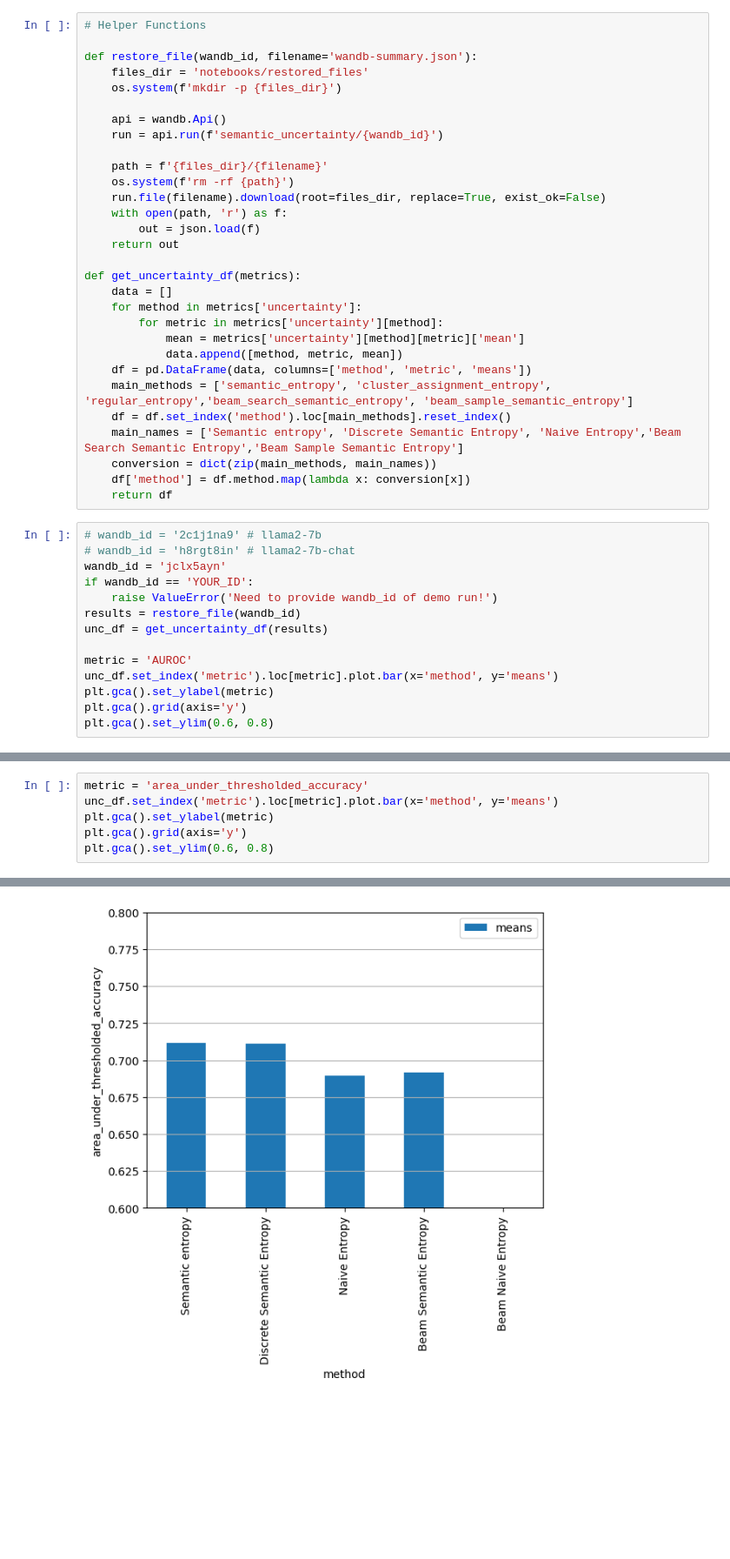
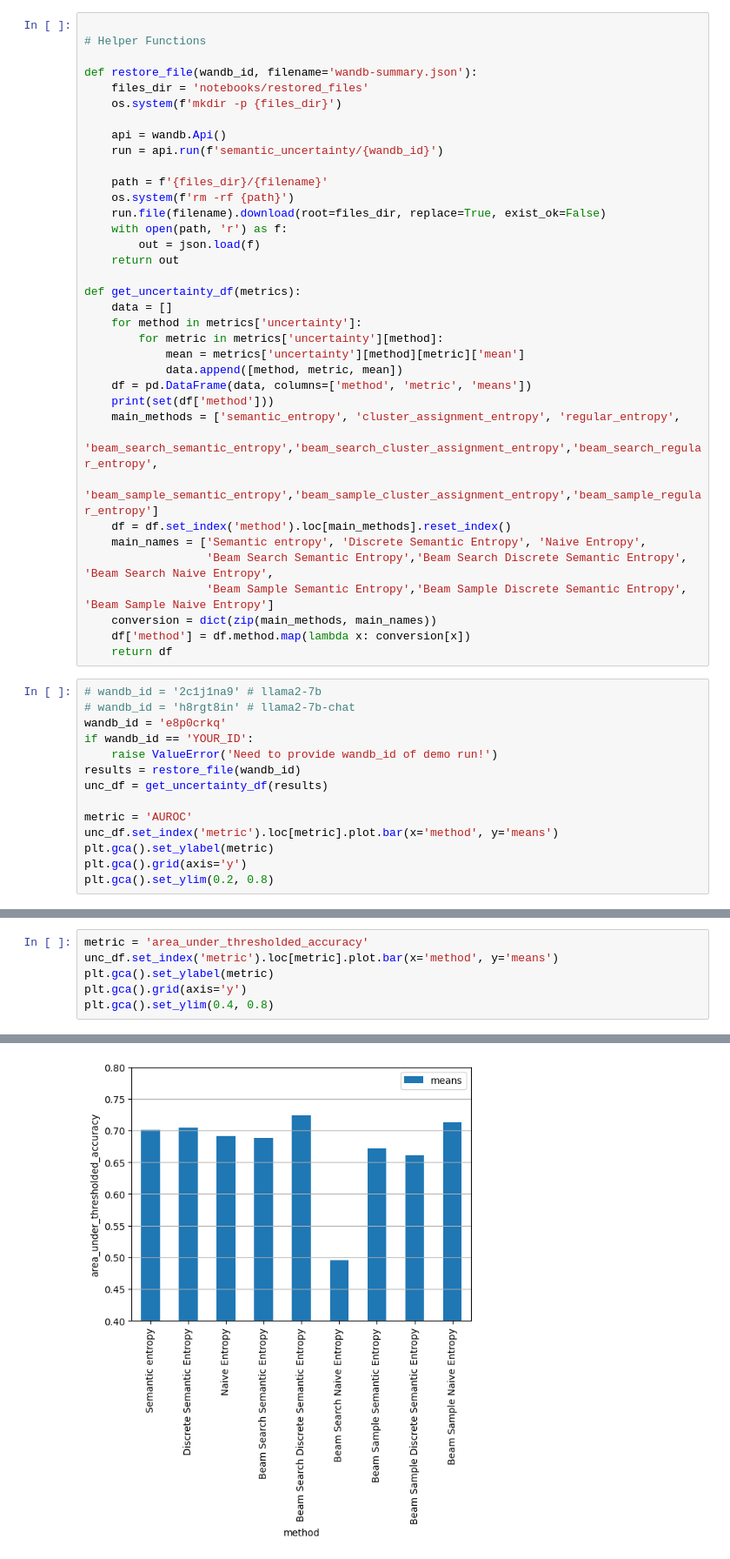
Before and after one commit to Areebol/semantic_uncertainty, a Jupyter notebook: notebooks/tmp.ipynb, the cells around one changed output, grey strips where cells are left out. Shown: that part at 87% size. Drawn from its saved outputs; the diff is of its cells as text; blank space fills up the shorter version.

Commit message:
Enabled beam predict to work

```diff
--- a/notebooks/tmp.ipynb
+++ b/notebooks/tmp.ipynb
@@ -8,6 +8,7 @@ import wandb
 import pandas as pd
 from matplotlib import pyplot as plt
 # %%
+
 # Helper Functions
 
 def restore_file(wandb_id, filename='wandb-summary.json'):
@@ -31,16 +32,21 @@ def get_uncertainty_df(metrics):
             mean = metrics['uncertainty'][method][metric]['mean']
             data.append([method, metric, mean])
     df = pd.DataFrame(data, columns=['method', 'metric', 'means'])
-    main_methods = ['semantic_entropy', 'cluster_assignment_entropy', 'regular_entropy','beam_search_semantic_entropy', 'beam_sample_semantic_entropy']
+    print(set(df['method']))
+    main_methods = ['semantic_entropy', 'cluster_assignment_entropy', 'regular_entropy',
+                    'beam_search_semantic_entropy','beam_search_cluster_assignment_entropy','beam_search_regular_entropy',
+                    'beam_sample_semantic_entropy','beam_sample_cluster_assignment_entropy','beam_sample_regular_entropy']
     df = df.set_index('method').loc[main_methods].reset_index()
-    main_names = ['Semantic entropy', 'Discrete Semantic Entropy', 'Naive Entropy','Beam Search Semantic Entropy','Beam Sample Semantic Entropy']
+    main_names = ['Semantic entropy', 'Discrete Semantic Entropy', 'Naive Entropy',
+                  'Beam Search Semantic Entropy','Beam Search Discrete Semantic Entropy', 'Beam Search Naive Entropy',
+                  'Beam Sample Semantic Entropy','Beam Sample Discrete Semantic Entropy', 'Beam Sample Naive Entropy']
     conversion = dict(zip(main_methods, main_names))
     df['method'] = df.method.map(lambda x: conversion[x])
     return df
 # %%
 # wandb_id = '2c1j1na9' # llama2-7b
 # wandb_id = 'h8rgt8in' # llama2-7b-chat
-wandb_id = 'jclx5ayn'
+wandb_id = 'e8p0crkq'
 if wandb_id == 'YOUR_ID':
     raise ValueError('Need to provide wandb_id of demo run!')
 results = restore_file(wandb_id)
@@ -50,5 +56,5 @@ metric = 'AUROC'
 unc_df.set_index('metric').loc[metric].plot.bar(x='method', y='means')
 plt.gca().set_ylabel(metric)
 plt.gca().grid(axis='y')
-plt.gca().set_ylim(0.6, 0.8)
+plt.gca().set_ylim(0.2, 0.8)
 # %% [output]
@@ -58,5 +66,5 @@ metric = 'area_under_thresholded_accuracy'
 unc_df.set_index('metric').loc[metric].plot.bar(x='method', y='means')
 plt.gca().set_ylabel(metric)
 plt.gca().grid(axis='y')
-plt.gca().set_ylim(0.6, 0.8)
+plt.gca().set_ylim(0.4, 0.8)
 # %% [output]
@@ -64,4 +72,4 @@ plt.gca().set_ylim(0.6, 0.8)
-[figure, old version]
+[figure, new version]
 # %%
 metric = 'mean_uncertainty'
 unc_df.set_index('metric').loc[metric].plot.bar(x='method', y='means')
```
Also changed, not shown: parts of 6 cells of this notebook, 4 other files.
